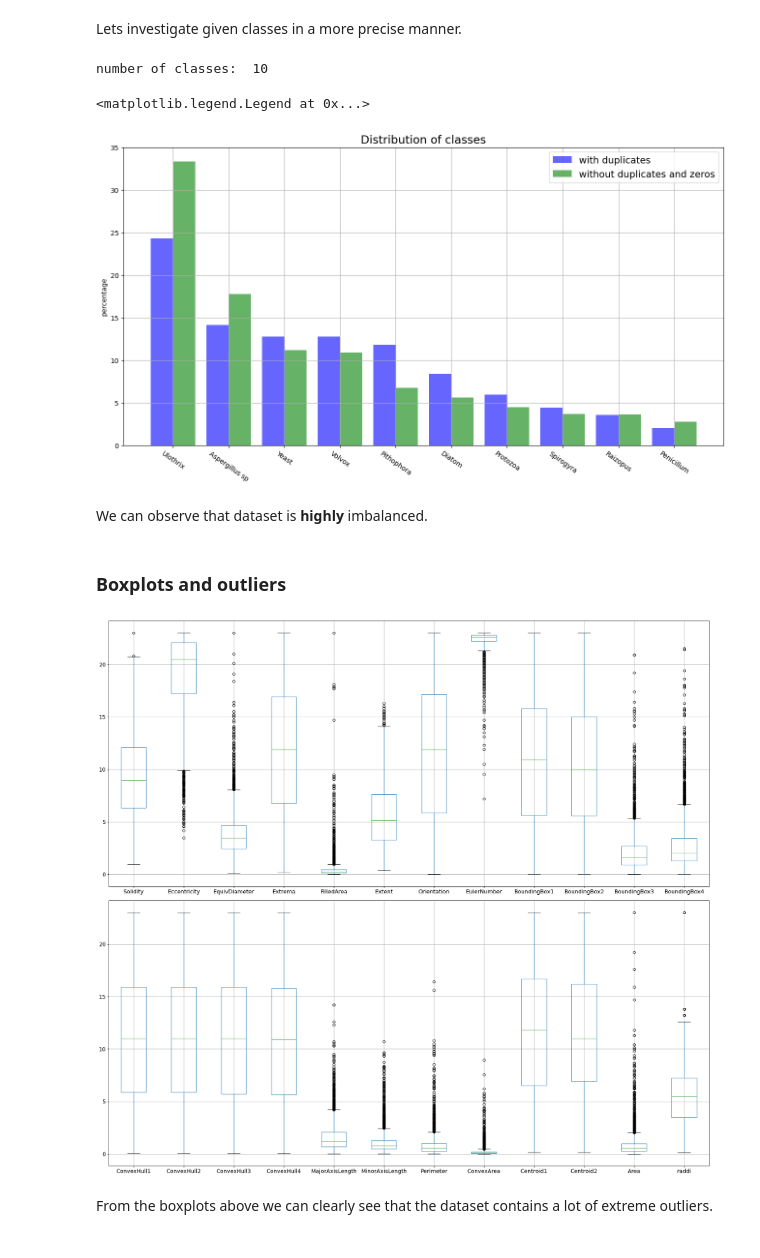
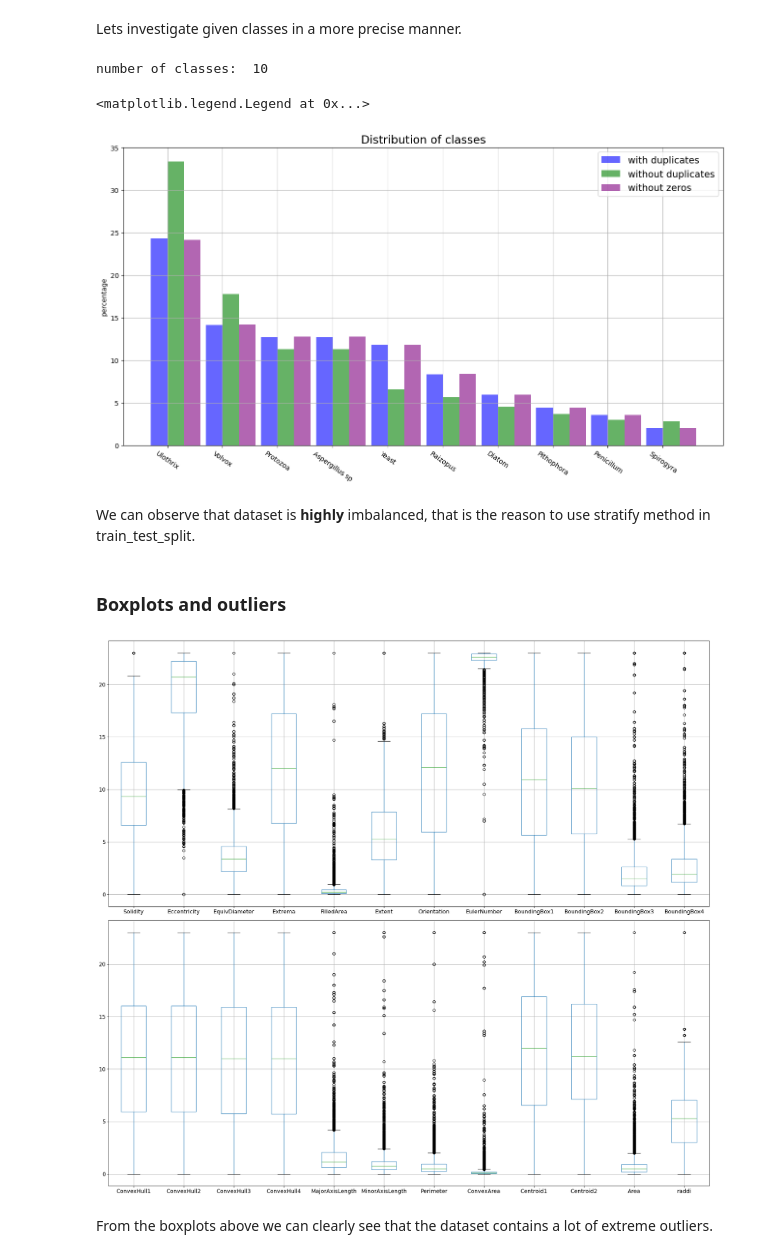
Before and after one commit to dabokva/ProjectML, a Jupyter notebook: finalDocumentation.ipynb, the cells around one changed output. Cells and saved outputs as stored; diff of their text form; code cells hidden in the pictures.

Commit message:
Split data, add pairplot, conclusion

```diff
--- a/finalDocumentation.ipynb
+++ b/finalDocumentation.ipynb
@@ -44,3 +44,10 @@ We can see that the dataset has **30527** samples and **26** features
+# %%
+features = df.drop(columns=['microorganisms'])
+target = df['microorganisms']
+# %%
+from sklearn.model_selection import train_test_split
+
+x_train, x_test, y_train, y_test = train_test_split(features, target, train_size=0.75, stratify=target, random_state=42)
 # %% [markdown]
 Lets now investigate what types given features have.
 As well as check if we have any missing/zero values.
@@ -94,5 +118,6 @@ number of zero values:  245
 # %% [markdown]
 We need to see if we have any duplicates in samples.
 # %%
-print(df.duplicated().value_counts(), end='\n\n')
+train_df = x_train.join(y_train)
+print(train_df.duplicated().value_counts(), end='\n\n')
 # %% [output]
@@ -104,47 +131,51 @@ Name: count, dtype: int64
 # %% [markdown]
 Lets investigate given classes in a more precise manner.
 # %%
-class_distribution = df['microorganisms'].value_counts(normalize=True)*100
-df_truncated = df.drop_duplicates(keep='first')
-df_truncated = df_truncated.loc[~(df_truncated == 0.0).any(axis=1)]
-class_distribution_truncated = df_truncated['microorganisms'].value_counts(normalize=True)*100
+class_distribution = train_df['microorganisms'].value_counts(normalize=True)*100
+df_duplicates = train_df.drop_duplicates(keep='first')
+df_zeros = train_df.loc[~(train_df[['EquivDiameter', 'Perimeter', 'ConvexArea', 'Area', 'raddi']] == 0.0).any(axis=1)]
+class_distrib_duplicates = df_duplicates['microorganisms'].value_counts(normalize=True)*100
+class_distrib_zeros = df_zeros['microorganisms'].value_counts(normalize=True)*100
 
 print('number of classes: ', len(class_distribution))
 
 fig, ax = plt.subplots(figsize=(16, 8))
 plt.rcParams.update({'font.size': 14})
 indices = np.arange(0,10,1)
 
-bar_width = 0.4
+bar_width = 0.3
 bars1 = ax.bar(indices, class_distribution, bar_width, label='with duplicates', color='blue', alpha=0.6)
-bars2 = ax.bar(indices + bar_width, class_distribution_truncated, bar_width, label='without duplicates and zeros', color='green', alpha=0.6)
+bars2 = ax.bar(indices + bar_width, class_distrib_duplicates, bar_width, label='without duplicates', color='green', alpha=0.6)
+bars3 = ax.bar(indices + 2*bar_width, class_distrib_zeros, bar_width, label='without zeros', color='purple', alpha=0.6)
 
 ax.set_ylabel('percentage')
 ax.set_xticks(indices + bar_width / 2)
-ax.set_xticklabels(class_distribution_truncated.index)
+ax.set_xticklabels(class_distrib_duplicates.index)
+ax.set_xticklabels(class_distrib_zeros.index)
+
 
 
 plt.title('Distribution of classes')
 plt.xticks(rotation= -35)
 plt.grid()
 plt.legend()
 # %% [output]
 number of classes:  10
 <matplotlib.legend.Legend at 0x...>
-[figure, old version]
+[figure, new version]
 # %% [markdown]
-We can observe that dataset is **highly** imbalanced.
+We can observe that dataset is **highly** imbalanced, that is the reason to use stratify method in train_test_split.
 # %% [markdown]
 ### Boxplots and outliers
 # %%
 fig, (ax1, ax2) = plt.subplots(2, 1, figsize=(22, 20))
-df_truncated.boxplot(ax=ax1, column=list(df.columns)[:12], fontsize=14)
-df_truncated.boxplot(ax=ax2, column=list(df.columns)[12:24], fontsize=14)
+train_df.boxplot(ax=ax1, column=list(df.columns)[:12], fontsize=14)
+train_df.boxplot(ax=ax2, column=list(df.columns)[12:24], fontsize=14)
 #df.boxplot(ax=ax1, column=list(df.columns)[:12], fontsize=14)
 #df.boxplot(ax=ax2, column=list(df.columns)[12:24], fontsize=14)
 plt.tight_layout()
 # %% [output]
-[figure, old version]
+[figure, new version]
 # %% [markdown]
 From the boxplots above we can clearly see that the dataset contains a lot of extreme outliers.
 # %%
```
Also changed, not shown: parts of 27 cells of this notebook.
